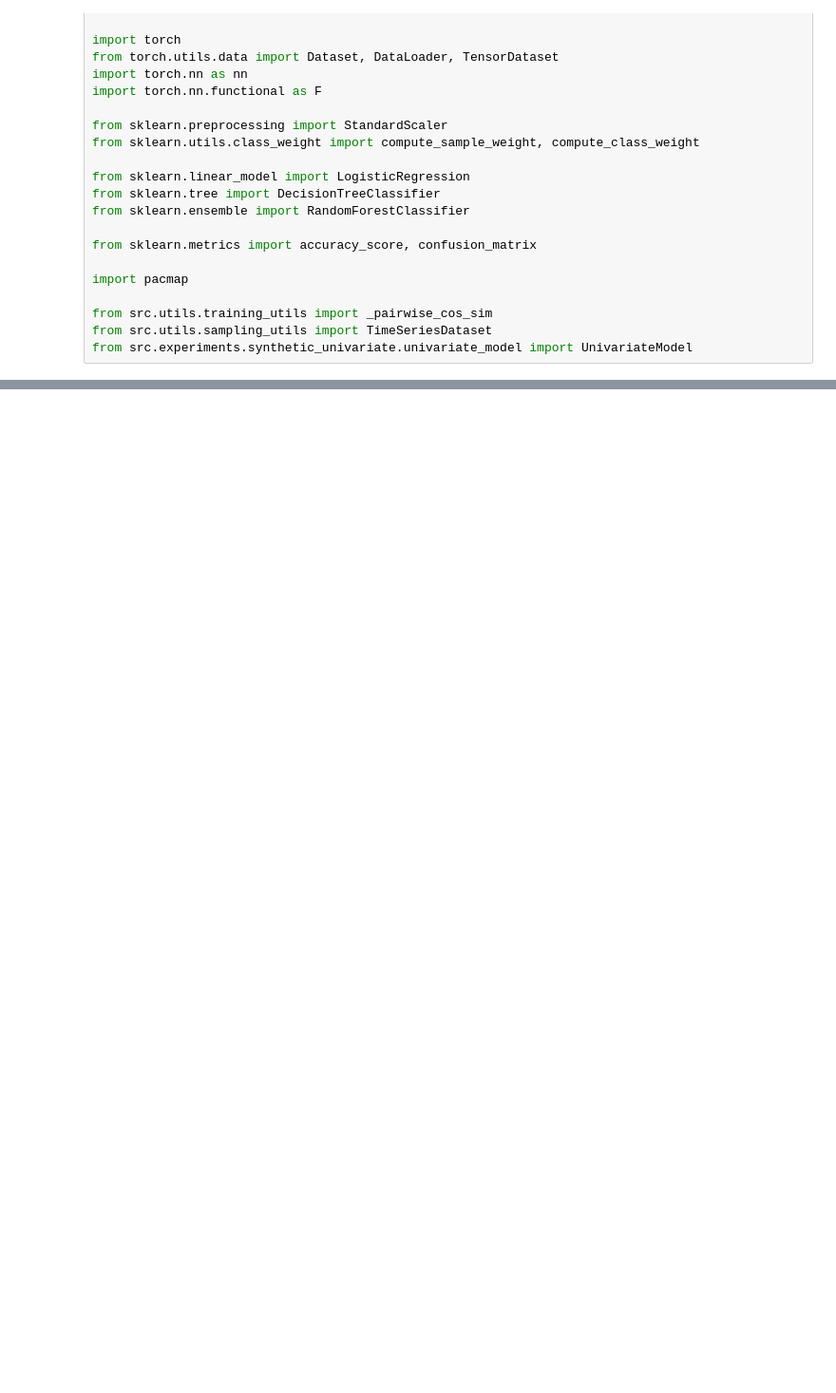
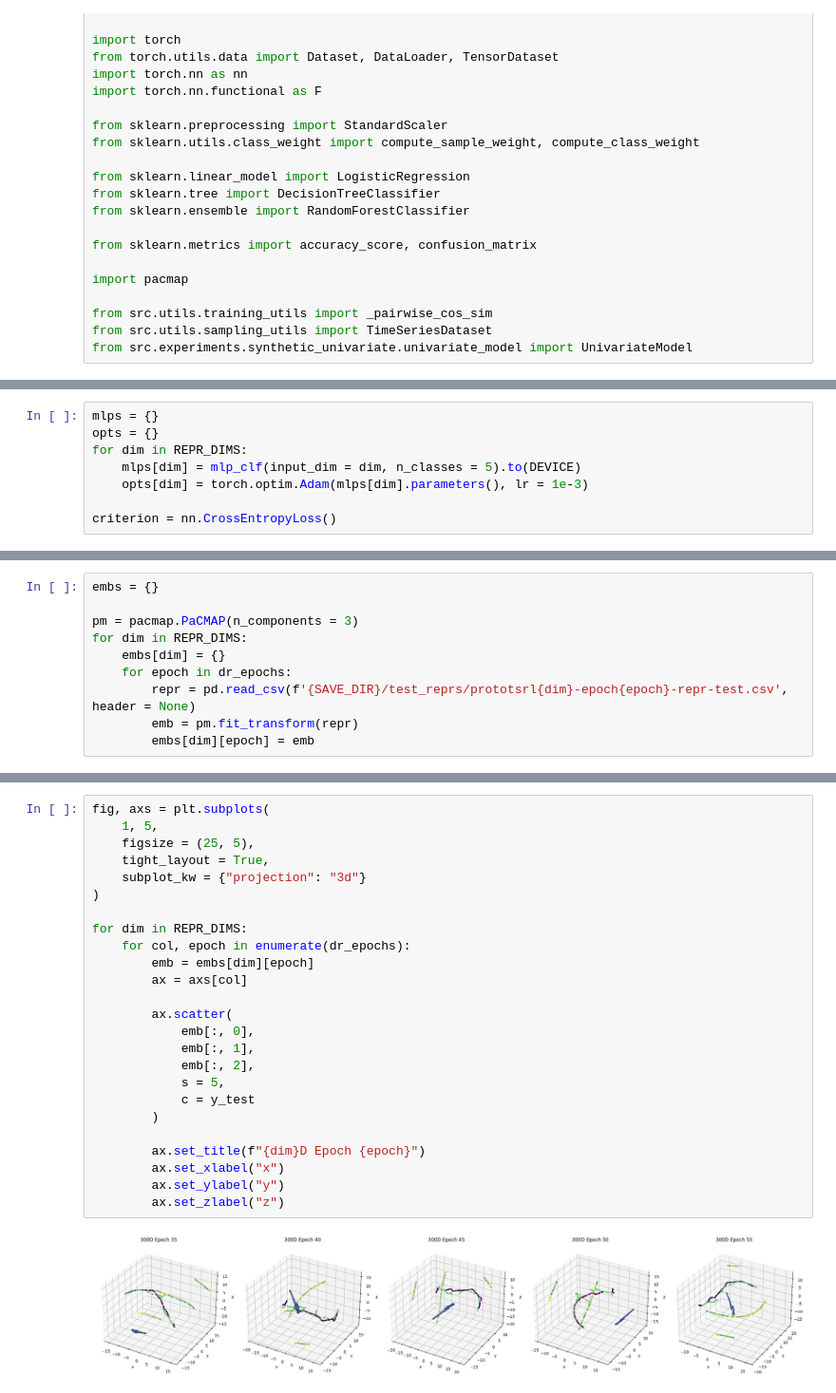
Before and after one commit to haiyan-wang/proto-tsrl, a Jupyter notebook: src/experiments/synthetic_univariate/periodic_experiments.ipynb, the cells around one changed output, grey strips where cells are left out. Shown at 95% size. Saved outputs shown, nothing was run; the diff lists cells and outputs as text; blank space fills up the shorter version.

Commit message:
initial save

```diff
--- a/src/experiments/synthetic_univariate/periodic_experiments.ipynb
+++ b/src/experiments/synthetic_univariate/periodic_experiments.ipynb
@@ -108,0 +289,8 @@ for dim in REPR_DIMS:
+# %%
+mlps = {}
+opts = {}
+for dim in REPR_DIMS:
+    mlps[dim] = mlp_clf(input_dim = dim, n_classes = 5).to(DEVICE)
+    opts[dim] = torch.optim.Adam(mlps[dim].parameters(), lr = 1e-3)
+
+criterion = nn.CrossEntropyLoss()
@@ -108,0 +395,10 @@ for dim in REPR_DIMS:
+# %%
+embs = {}
+
+pm = pacmap.PaCMAP(n_components = 3)
+for dim in REPR_DIMS:
+    embs[dim] = {}
+    for epoch in dr_epochs:
+        repr = pd.read_csv(f'{SAVE_DIR}/test_reprs/prototsrl{dim}-epoch{epoch}-repr-test.csv', header = None)
+        emb = pm.fit_transform(repr)
+        embs[dim][epoch] = emb
@@ -108,0 +407,27 @@ for dim in REPR_DIMS:
+# %%
+fig, axs = plt.subplots(
+    1, 5,
+    figsize = (25, 5),
+    tight_layout = True,
+    subplot_kw = {"projection": "3d"}
+)
+
+for dim in REPR_DIMS:
+    for col, epoch in enumerate(dr_epochs):
+        emb = embs[dim][epoch]
+        ax = axs[col]
+
+        ax.scatter(
+            emb[:, 0],
+            emb[:, 1],
+            emb[:, 2],
+            s = 5,
+            c = y_test
+        )
+
+        ax.set_title(f"{dim}D Epoch {epoch}")
+        ax.set_xlabel("x")
+        ax.set_ylabel("y")
+        ax.set_zlabel("z")
+# %% [output]
+[figure, added]
```
Also changed, not shown: parts of 16 cells of this notebook.
